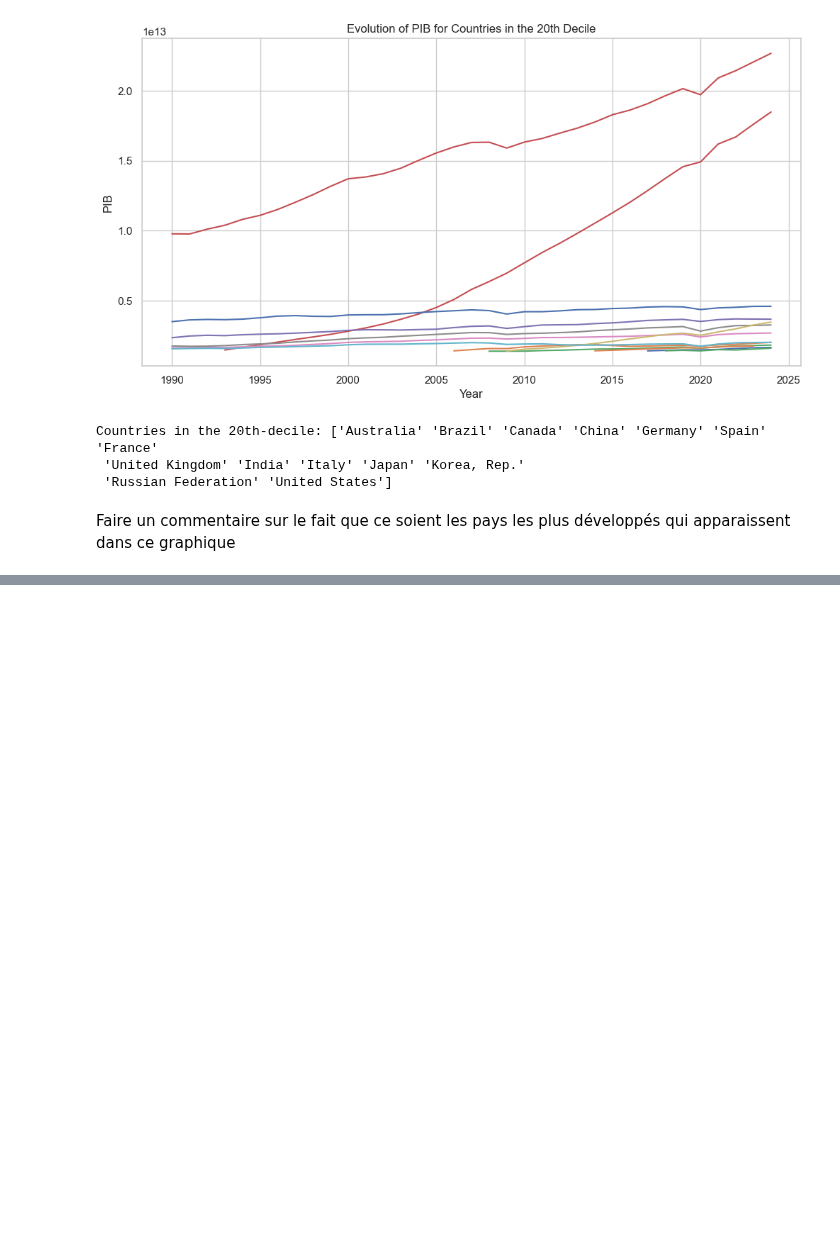
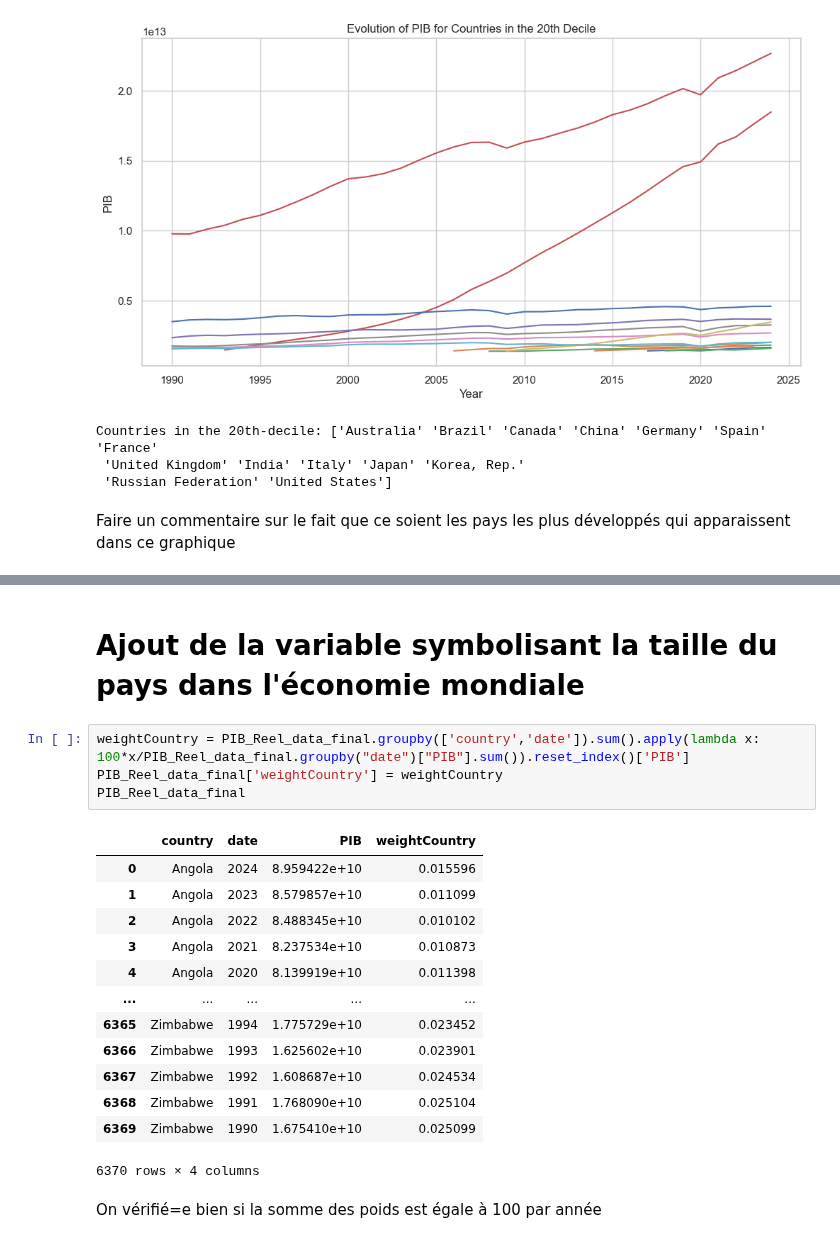
Before and after one commit to nile2304/Data-Science-Project-ENSAE, a Jupyter notebook: main.ipynb, the cells around one changed output, grey strips where cells are left out. Cells and saved outputs as stored; diff of their text form; blank space fills up the shorter version.

Commit message:
added in main.ipynb the new variable weightCountry in the PIB dataframe

```diff
--- a/main.ipynb
+++ b/main.ipynb
@@ -230,0 +153,22 @@ def world_map(dataframe, y_col, data_name, width=900, height=500):
+# %% [markdown]
+# Ajout de la variable symbolisant la taille du pays dans l'économie mondiale
+# %%
+weightCountry = PIB_Reel_data_final.groupby(['country','date']).sum().apply(lambda x: 100*x/PIB_Reel_data_final.groupby("date")["PIB"].sum()).reset_index()['PIB']
+PIB_Reel_data_final['weightCountry'] = weightCountry
+PIB_Reel_data_final
+# %% [output]
+|  | country | date | PIB | weightCountry |
+| 0 | Angola | 2024 | 8.959422e+10 | 0.015596 |
+| 1 | Angola | 2023 | 8.579857e+10 | 0.011099 |
+| 2 | Angola | 2022 | 8.488345e+10 | 0.010102 |
+| 3 | Angola | 2021 | 8.237534e+10 | 0.010873 |
+| 4 | Angola | 2020 | 8.139919e+10 | 0.011398 |
+| ... | ... | ... | ... | ... |
+| 6365 | Zimbabwe | 1994 | 1.775729e+10 | 0.023452 |
+| 6366 | Zimbabwe | 1993 | 1.625602e+10 | 0.023901 |
+| 6367 | Zimbabwe | 1992 | 1.608687e+10 | 0.024534 |
+| 6368 | Zimbabwe | 1991 | 1.768090e+10 | 0.025104 |
+| 6369 | Zimbabwe | 1990 | 1.675410e+10 | 0.025099 |
+6370 rows × 4 columns
+# %% [markdown]
+On vérifié=e bien si la somme des poids est égale à 100 par année
```
Also changed, not shown: parts of 4 cells of this notebook.
